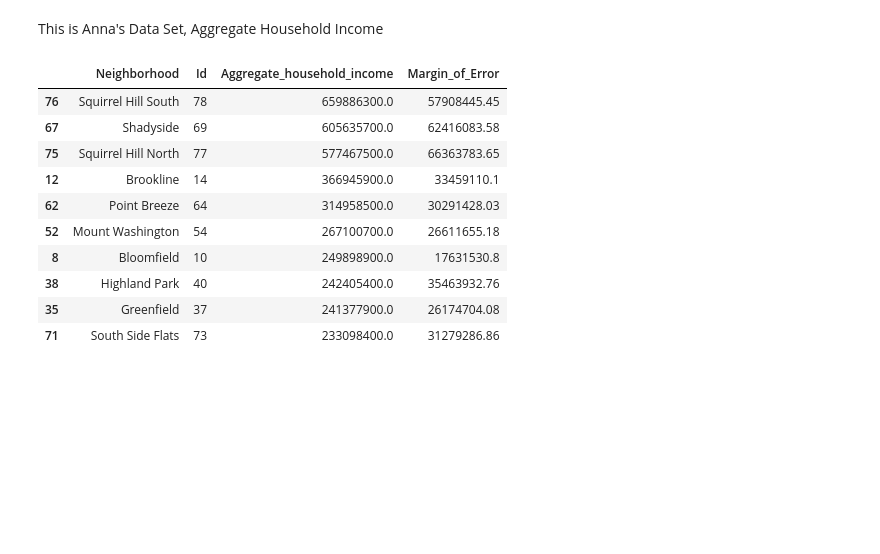
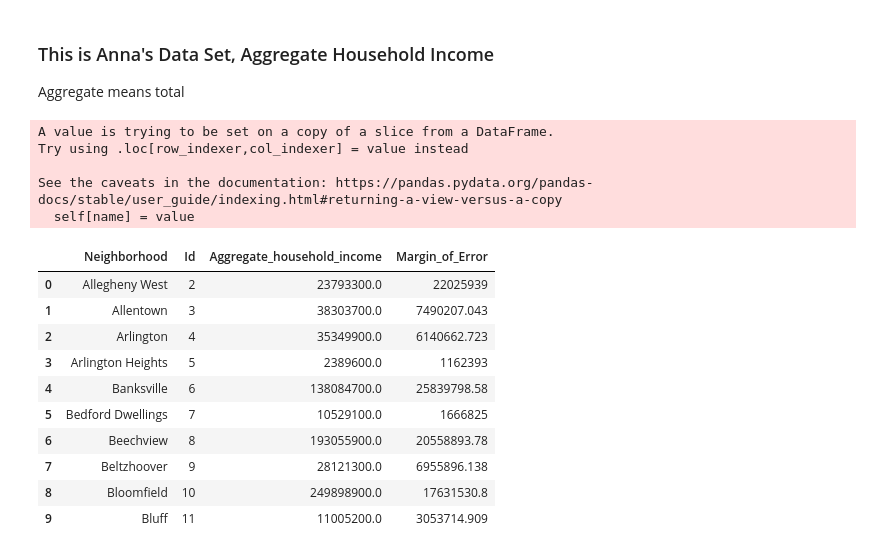
Before and after one commit to FishOfPitt116/BigIdeasFinalProject, a Jupyter notebook: Aggregate Household Income.ipynb, the cells around one changed output. Saved outputs shown, nothing was run; the diff lists cells and outputs as text; code cells hidden in the pictures; blank space fills up the shorter version.

Commit message:
Additions to Anna's Data Set Analyzations

```diff
--- a/Aggregate Household Income.ipynb
+++ b/Aggregate Household Income.ipynb
@@ -1,2 +1,3 @@
 # %% [markdown]
-This is Anna's Data Set, Aggregate Household Income
+### This is Anna's Data Set, Aggregate Household Income
+Aggregate means total
@@ -5,19 +9,24 @@ import pandas as pd
 # %%
-income = pd.read_csv("aggregate-household-income-in-the-past-12-months-in-2015-inflation-adjusted-dollars.csv")
-newincome = income.loc[income['Neighborhood']!= 'South Shore']
+income = pd.read_csv("aggregate-household-income-in-the-past-12-months-in-2015-inflation-adjusted-dollars.csv") # importing data
+newincome = income.loc[income['Neighborhood']!= 'South Shore'] # this line and next line gets rid of neighborhoods with no data
 newincome1 = newincome.loc[newincome['Neighborhood']!= 'Chateau']
-newincome1.Aggregate_household_income = newincome1.Aggregate_household_income.astype(float)
-sortedincome = newincome1.sort_values("Aggregate_household_income",ascending=False)
-sortedincome.head(10)
+newincome1.Aggregate_household_income = newincome1.Aggregate_household_income.astype(float) # this allows me to sort by number, because the data was stored as strings before
+sortedincome = newincome1.sort_values("Aggregate_household_income",ascending=False) # here i sort
+newincome1.head(10) # printing out the head, to show an example of the data set
 # %% [output]
+A value is trying to be set on a copy of a slice from a DataFrame.
+Try using .loc[row_indexer,col_indexer] = value instead
+
+See the caveats in the documentation: https://pandas.pydata.org/pandas-docs/stable/user_guide/indexing.html#returning-a-view-versus-a-copy
+  self[name] = value
 |  | Neighborhood | Id | Aggregate_household_income | Margin_of_Error |
-| 76 | Squirrel Hill South | 78 | 659886300.0 | 57908445.45 |
-| 67 | Shadyside | 69 | 605635700.0 | 62416083.58 |
-| 75 | Squirrel Hill North | 77 | 577467500.0 | 66363783.65 |
-| 12 | Brookline | 14 | 366945900.0 | 33459110.1 |
-| 62 | Point Breeze | 64 | 314958500.0 | 30291428.03 |
-| 52 | Mount Washington | 54 | 267100700.0 | 26611655.18 |
+| 0 | Allegheny West | 2 | 23793300.0 | 22025939 |
+| 1 | Allentown | 3 | 38303700.0 | 7490207.043 |
+| 2 | Arlington | 4 | 35349900.0 | 6140662.723 |
+| 3 | Arlington Heights | 5 | 2389600.0 | 1162393 |
+| 4 | Banksville | 6 | 138084700.0 | 25839798.58 |
+| 5 | Bedford Dwellings | 7 | 10529100.0 | 1666825 |
+| 6 | Beechview | 8 | 193055900.0 | 20558893.78 |
+| 7 | Beltzhoover | 9 | 28121300.0 | 6955896.138 |
 | 8 | Bloomfield | 10 | 249898900.0 | 17631530.8 |
-| 38 | Highland Park | 40 | 242405400.0 | 35463932.76 |
-| 35 | Greenfield | 37 | 241377900.0 | 26174704.08 |
-| 71 | South Side Flats | 73 | 233098400.0 | 31279286.86 |
+| 9 | Bluff | 11 | 11005200.0 | 3053714.909 |
```
Also changed, not shown: parts of 12 cells of this notebook.
